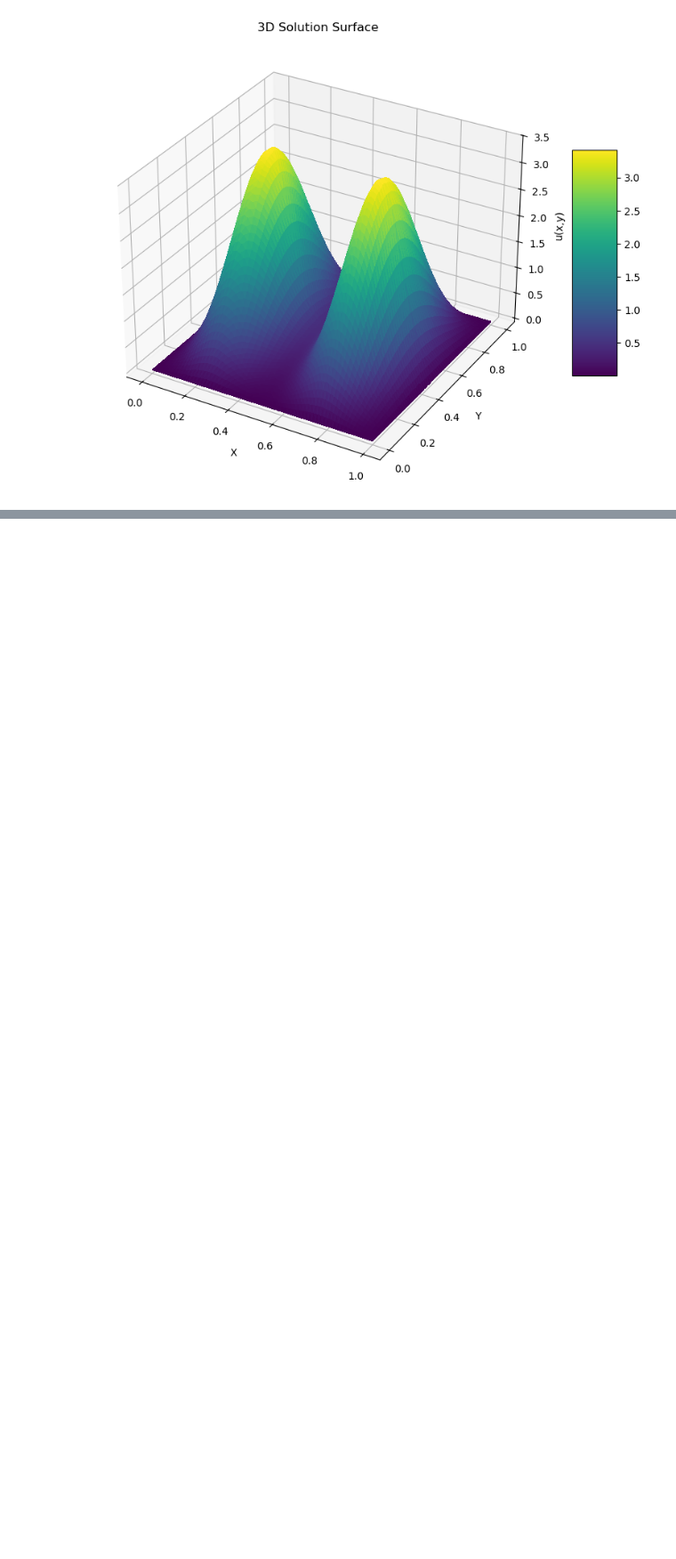
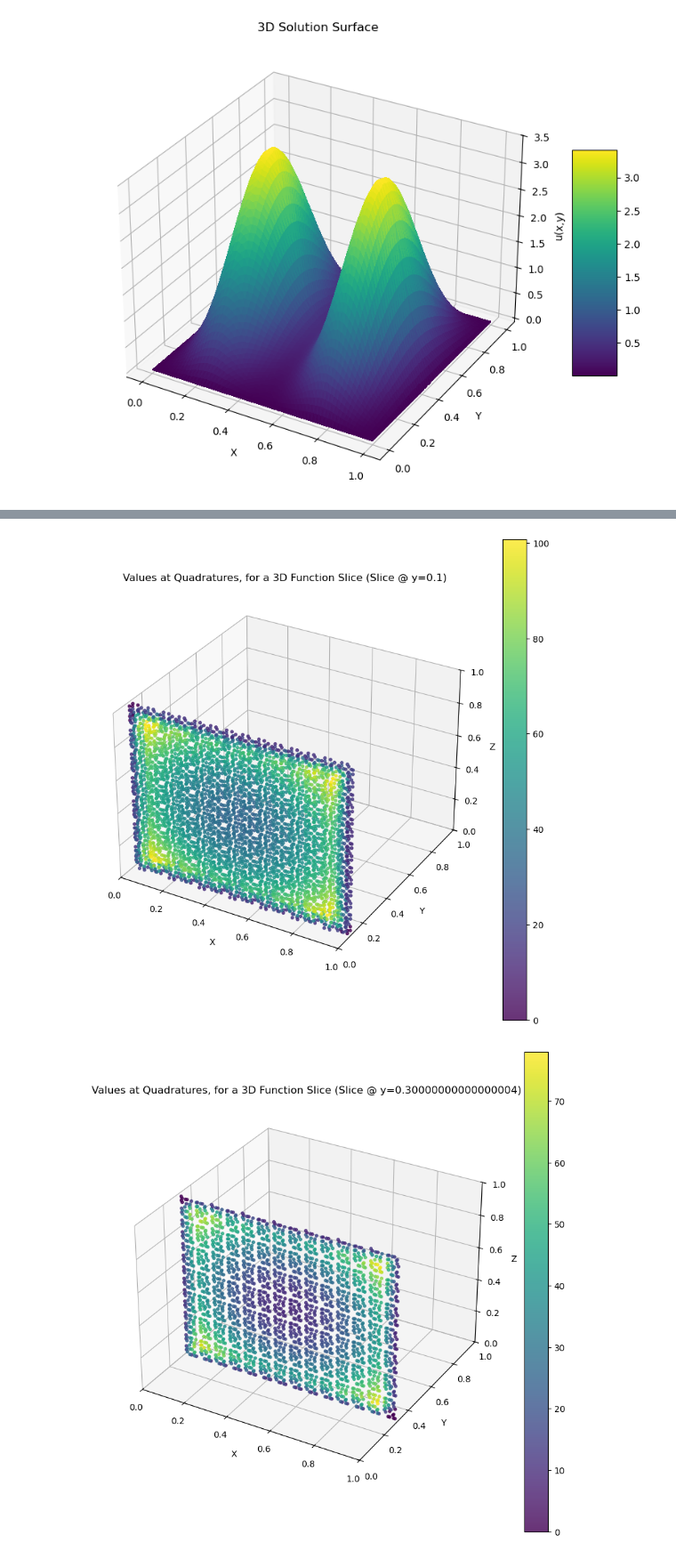
Before and after one commit to vcaipu/cqednumerics, a Jupyter notebook: fem.ipynb, the cells around one changed output, grey strips where cells are left out. Shown at 89% size. Cells and saved outputs as stored; diff of their text form; code cells hidden in the pictures; blank space fills up the shorter version.

```diff
--- a/fem.ipynb
+++ b/fem.ipynb
@@ -334,0 +453,33 @@ femsystem.plot_at_interior_2d_in3d(result)
+# %%
+# 3. Define a Test Function u(x,y,z)
+def v_3d(x, y, z):
+    # k/2 * r^2
+    r2 = (x - 0.5)**2 + (y - 0.5)**2 + (z - 0.5)**2
+    return 200 * r2  # Steep potential to keep wave function inside the box
+
+def v_radial(x, y, z):
+    r2 = (x - 0.5)**2 + (y - 0.5)**2 + (z - 0.5)**2
+    return jnp.exp(-10 * r2) # Sharp decay
+
+def lagrangian_density_3d(u,grad_u,x_vec):
+    kinetic = 0.5 * jnp.sum(grad_u**2, axis=0)
+
+    x, y, z = x_vec
+    f = v_3d(x,y,z)
+    potential = f * (u**2)
+
+    return kinetic + potential
+
+# Our objective function is to integrate the lagrangian density
+def objective_3d(u_global):
+    return femsystem.integrate(lagrangian_density_3d,u_global)
+
+# Now transform objective to enforce normalization and boundary conditions
+real_objective_3d = lambda u_interior: femsystem.apply_bc_and_norm(u_interior,objective_3d)
+
+
+for i in range(5):
+    femsystem.plot_values_3d_sliced(v_3d,i/5+.1,"y",tol=0.02)
+# %% [output]
+[figure, added]
+[figure, added]
```
Also changed, not shown: parts of 7 cells of this notebook.
